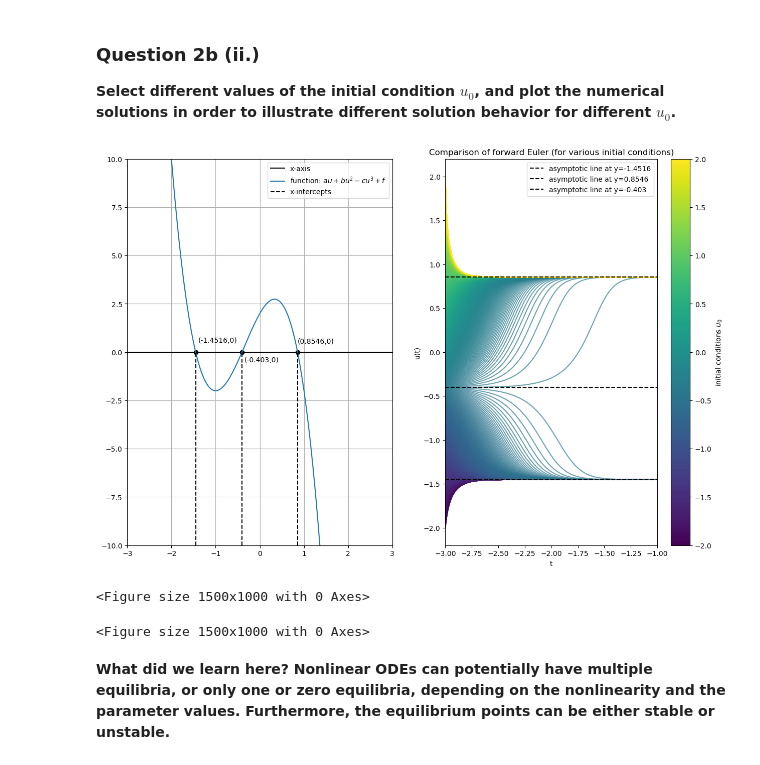
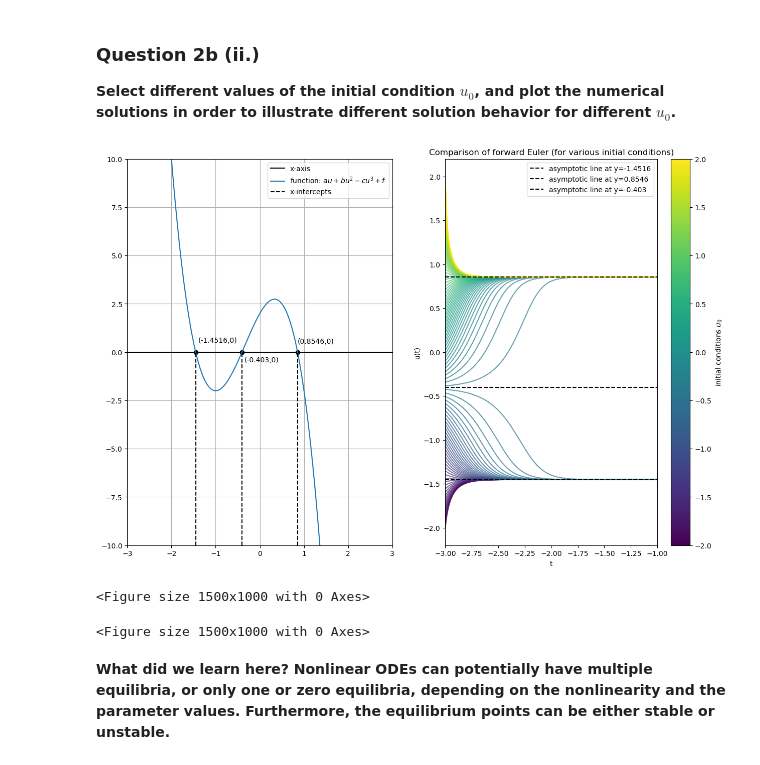
Before and after one commit to Stochastic1017/MATH_616, a Jupyter notebook: Homeworks/Homework 1/Homework 1.ipynb, the cells around one changed output. Cells and saved outputs as stored; diff of their text form; code cells hidden in the pictures.

```diff
--- a/Homeworks/Homework 1/Homework 1.ipynb
+++ b/Homeworks/Homework 1/Homework 1.ipynb
@@ -475,7 +475,7 @@ ax0.legend()
 ax0.grid(True)
 
 # Plotting forward Euler approximation (for various step-sizes)
-num_points = 1000
+num_points = 100
 start = -2
 end = 2
 u0_values = np.linspace(start, end, num_points)
@@ -506,34 +506,34 @@ ax1.plot([xlim[0], xlim[1]],
 ax1.plot([xlim[0], xlim[1]],
          [r[1].real, r[1].real],
          linestyle='--',
          color='black',
          label=f'asymptotic line at y={r[1].real}')
 
 ax1.plot([xlim[0], xlim[1]],
          [r[2].real, r[2].real],
          linestyle='--',
          color='black',
          label=f'asymptotic line at y={r[2].real}')
 
 ax1.set_xlabel('t')
 ax1.set_ylabel('u(t)')
 ax1.set_title('Comparison of forward Euler (for various initial conditions)')
 ax1.set_xlim(-3,-1)
 ax1.grid(False)
 ax1.legend()
 
 # Add a colorbar to show the mapping from step size to color
 sm = plt.cm.ScalarMappable(cmap=cmap, norm=plt.Normalize(vmin=start, vmax=end))
 sm.set_array([])
 
 # Add the colorbar explicitly associated with the current axes
 cbar = fig.colorbar(sm, ax=ax1)
 cbar.set_label('initial conditions $u_0$')
 
 plt.show()
 plt.figure(figsize=(15, 10))
 # %% [output]
-[figure, old version]
+[figure, new version]
 <Figure size 1500x1000 with 0 Axes>
 <Figure size 1500x1000 with 0 Axes>
 # %% [markdown]
```
Also changed, not shown: parts of 1 cell of this notebook, 2 other files.
